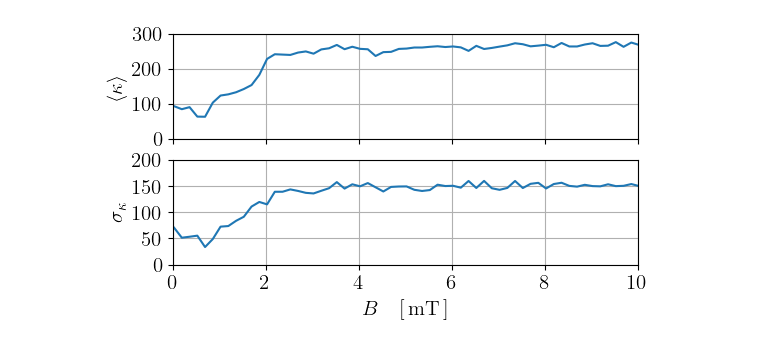
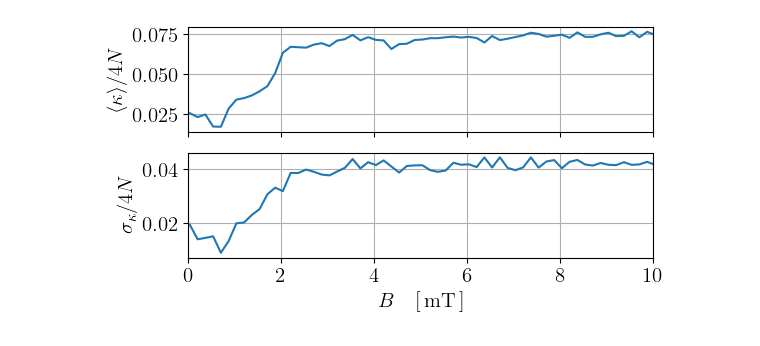
Before and after one commit to leogabac/stuckgs, a Jupyter notebook: src/fig3cd.ipynb, the cells around one changed output. Drawn from its saved outputs; the diff is of its cells as text; code cells hidden in the pictures.

```diff
--- a/src/fig3cd.ipynb
+++ b/src/fig3cd.ipynb
@@ -89,45 +87,48 @@ psidf.to_csv('../data/sims/kappa.csv')
 psidf = pd.read_csv('../data/sims/kappa.csv', index_col='frame')
 psi = psidf.to_numpy()
 # %%
+N = 899
 psi_av = np.array(np.abs(psi)).mean(axis=1)
+nav = psi_av/4/N
 psi_std = np.array(np.abs(psi)).std(axis=1)
+nstd = psi_std/4/N
 time = np.array(analysis_frames)/20
 field = 10/300 * time
 # %%
 fig, axes = plt.subplots(2,1,figsize=(6,3))
 
 ax = axes[0]
-ax.plot(field,psi_av)
+ax.plot(field,nav)
 ax.set_xlim(0,10)
 ax.set_xticklabels([])
-ax.set_ylim(0,300)
-ax.set_yticks(list(range(0,301,100)))
+#ax.set_ylim(0,1)
+#ax.set_yticks(list(range(0,301,100)))
 ax.tick_params(axis='both', which='major', labelsize=15)
-ax.set_ylabel('$\\langle \kappa \\rangle$', fontsize=15)
+ax.set_ylabel('$\\langle \kappa \\rangle / 4N$', fontsize=15)
 ax.set_xlim(0,10)
 
 ax.grid()
 
 ax = axes[1]
-ax.plot(field,psi_std)
+ax.plot(field,nstd)
 ax.set_xlim(0,10)
-ax.set_ylim(0,200)
-ax.set_yticks(list(range(0,201,50)))
+#ax.set_ylim(0,1)
+#ax.set_yticks(list(range(0,201,50)))
 ax.tick_params(axis='both', which='major', labelsize=15)
 
 
 
 
 ax.set_xlabel('$B$ \,\, [\,mT\,]', fontsize=15)
-ax.set_ylabel('$\sigma_\kappa$', fontsize=15)
+ax.set_ylabel('$\sigma_\kappa / 4N$', fontsize=15)
 ax.grid()
 
 plt.show()
 
 fig.savefig('../data/figs/fig3cd.png', dpi=300,bbox_inches='tight')
 fig.savefig('../data/figs/fig3cd.pdf')
 # %% [output]
-[figure, old version]
+[figure, new version]
 # %%
 fig.savefig('../data/figs/fig3cd.png',dpi=300,bbox_inches='tight')
 fig.savefig('../data/figs/fig3cd.pdf',bbox_inches='tight')
```
Also changed, not shown: parts of 2 cells of this notebook.
